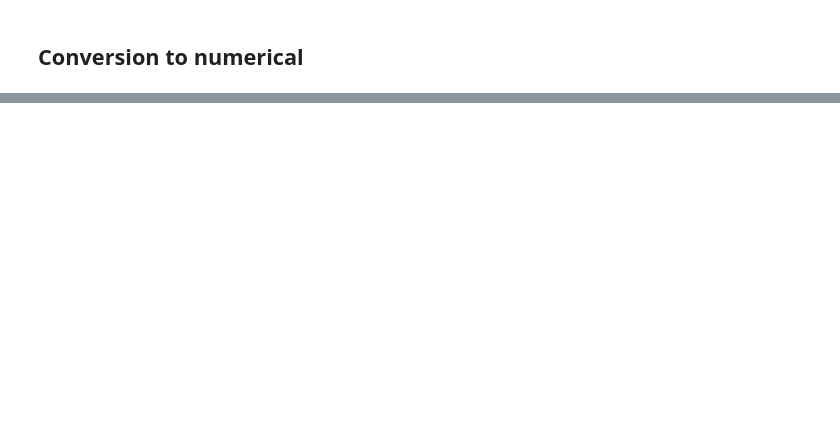
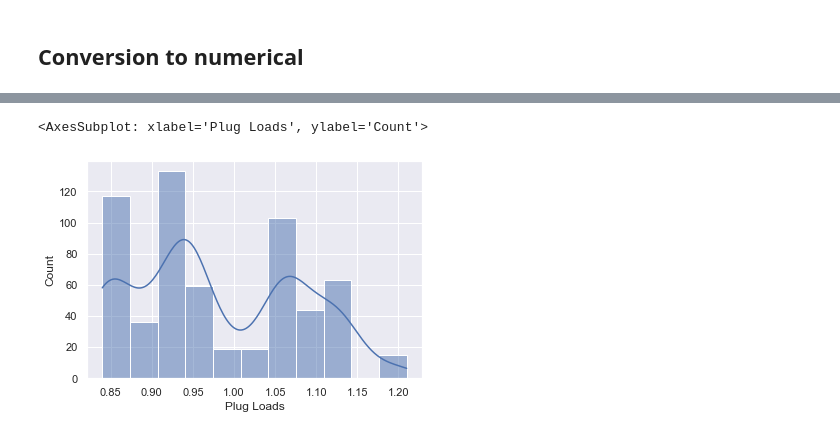
Before and after one commit to szvsw/ml-for-building-energy-modeling, a Jupyter notebook: NREL/data/ResStock/data_filtering.ipynb, the cells around one changed output, grey strips where cells are left out. Cells and saved outputs as stored; diff of their text form; code cells hidden in the pictures; blank space fills up the shorter version.

```diff
--- a/NREL/data/data_filtering.ipynb
+++ b/NREL/data/ResStock/data_filtering.ipynb
@@ -143,0 +231,5 @@ nrel_filtered_df.to_csv("resstock_filtered_cleancols.csv")
+# %%
+sns.histplot(plg_loads, kde=True)
+# %% [output]
+<AxesSubplot: xlabel='Plug Loads', ylabel='Count'>
+[figure, added]
```
Also changed, not shown: parts of 11 cells of this notebook, 9 other files.
